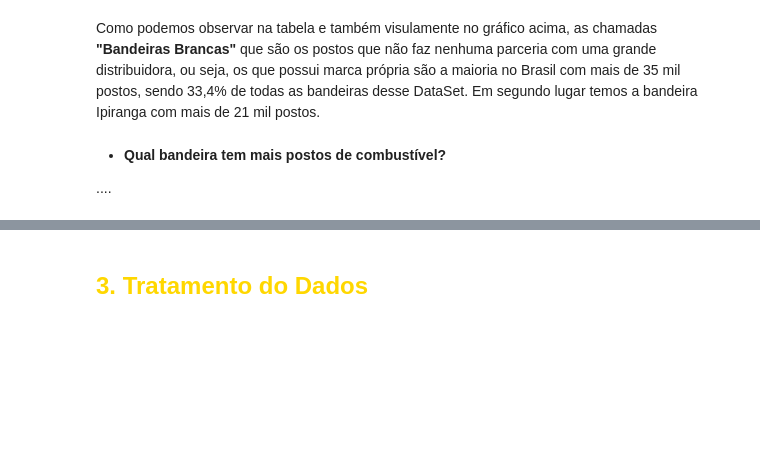
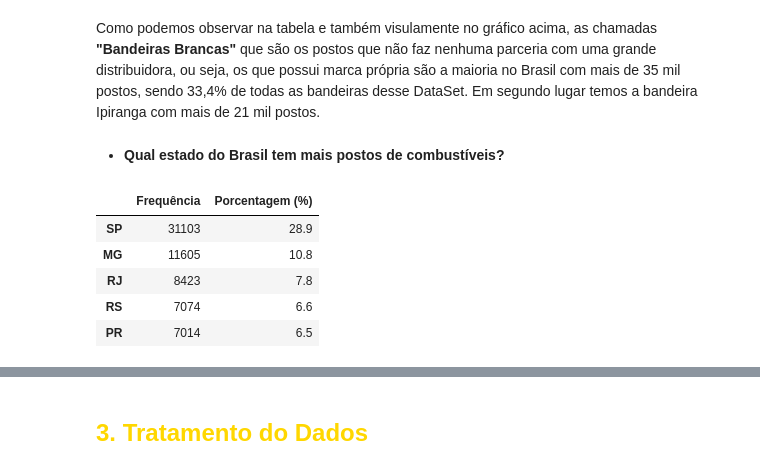
Before and after one commit to gideoni-santos/projeto-squad5-m4, a Jupyter notebook: Analise_combustiveis.ipynb, the cells around one changed output, grey strips where cells are left out. Cells and saved outputs as stored; diff of their text form; code cells hidden in the pictures; blank space fills up the shorter version.

```diff
--- a/Analise_combustiveis.ipynb
+++ b/Analise_combustiveis.ipynb
@@ -215,6 +215,19 @@ plt.show()
 # %% [markdown]
 Como podemos observar na tabela e também visulamente no gráfico acima, as chamadas **"Bandeiras Brancas"** que são os postos que não faz nenhuma parceria com uma grande distribuidora, ou seja, os que possui marca própria são a maioria no Brasil com mais de 35 mil postos, sendo 33,4% de todas as bandeiras desse DataSet. Em segundo lugar temos a bandeira Ipiranga com mais de 21 mil postos.
 # %% [markdown]
-- **Qual bandeira tem mais postos de combustível?**
-
-....
+- **Qual estado do Brasil tem mais postos de combustíveis?**
+# %%
+estado_qtnd_postos = combustiveis['Estado - Sigla'].value_counts()
+estado_porc_postos = round(combustiveis['Estado - Sigla'].value_counts(normalize=True) * 100, 1)
+postos_estado = pd.DataFrame({
+    'Frequência': estado_qtnd_postos,
+    'Porcentagem (%)': estado_porc_postos
+})
+postos_estado.head()
+# %% [output]
+|  | Frequência | Porcentagem (%) |
+| SP | 31103 | 28.9 |
+| MG | 11605 | 10.8 |
+| RJ | 8423 | 7.8 |
+| RS | 7074 | 6.6 |
+| PR | 7014 | 6.5 |
```
Also changed, not shown: parts of 3 cells of this notebook.
